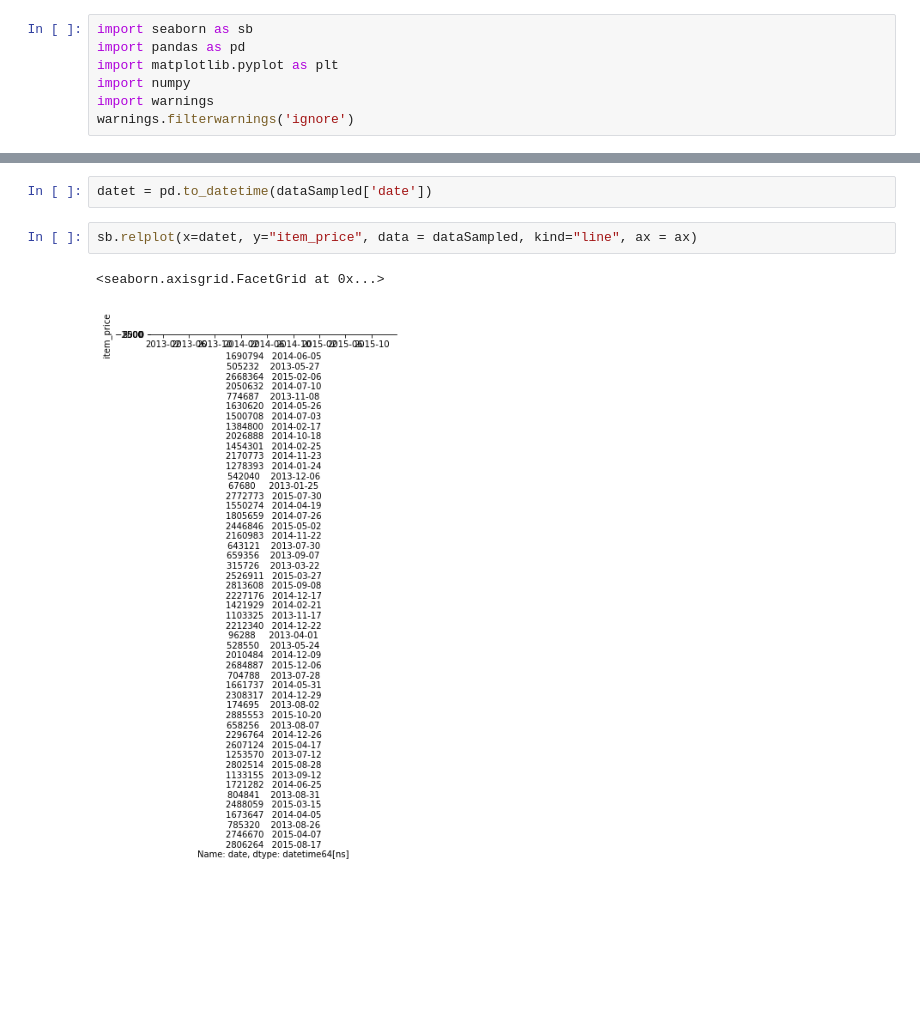
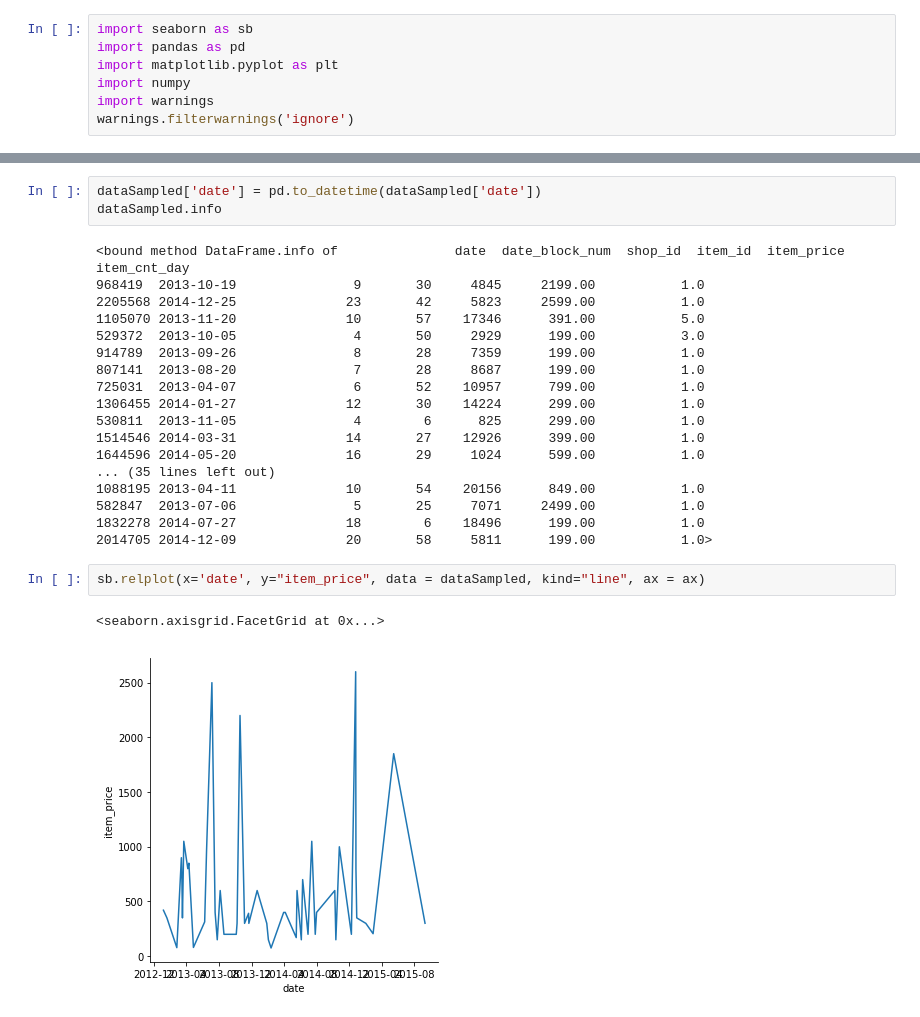
Before and after one commit to flavja/FormationPython, a Jupyter notebook: python/LessonDatViz2.ipynb, the cells around one changed output, grey strips where cells are left out. Drawn from its saved outputs; the diff is of its cells as text; blank space fills up the shorter version.

Commit message:
DataViz exo 3

```diff
--- a/python/LessonDatViz2.ipynb
+++ b/python/LessonDatViz2.ipynb
@@ -24,7 +43,26 @@ plt.show()
 # %%
-datet = pd.to_datetime(dataSampled['date'])
+dataSampled['date'] = pd.to_datetime(dataSampled['date'])
+dataSampled.info
+# %% [output]
+<bound method DataFrame.info of               date  date_block_num  shop_id  item_id  item_price  item_cnt_day
+968419  2013-10-19               9       30     4845     2199.00           1.0
+2205568 2014-12-25              23       42     5823     2599.00           1.0
+1105070 2013-11-20              10       57    17346      391.00           5.0
+529372  2013-10-05               4       50     2929      199.00           3.0
+914789  2013-09-26               8       28     7359      199.00           1.0
+807141  2013-08-20               7       28     8687      199.00           1.0
+725031  2013-04-07               6       52    10957      799.00           1.0
+1306455 2014-01-27              12       30    14224      299.00           1.0
+530811  2013-11-05               4        6      825      299.00           1.0
+1514546 2014-03-31              14       27    12926      399.00           1.0
+1644596 2014-05-20              16       29     1024      599.00           1.0
+... (35 lines left out)
+1088195 2013-04-11              10       54    20156      849.00           1.0
+582847  2013-07-06               5       25     7071     2499.00           1.0
+1832278 2014-07-27              18        6    18496      199.00           1.0
+2014705 2014-12-09              20       58     5811      199.00           1.0>
 # %%
-sb.relplot(x=datet, y="item_price", data = dataSampled, kind="line", ax = ax)
+sb.relplot(x='date', y="item_price", data = dataSampled, kind="line", ax = ax)
 # %% [output]
 <seaborn.axisgrid.FacetGrid at 0x...>
-[figure, old version]
+[figure, new version]
```
Also changed, not shown: parts of 3 cells of this notebook, 1 other file.
